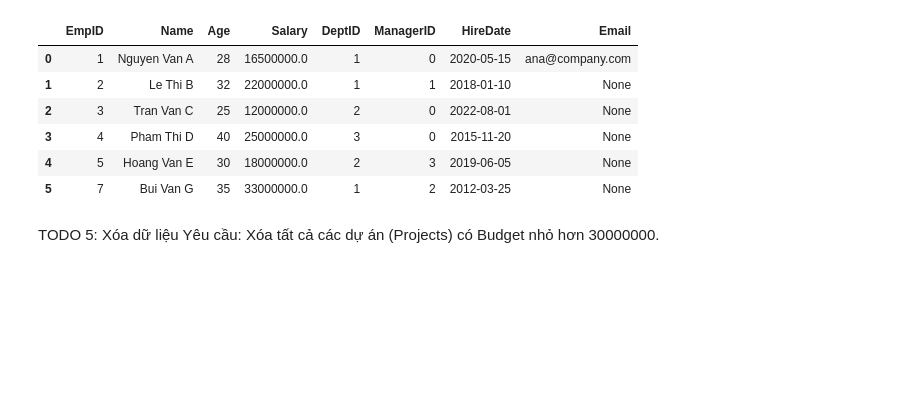
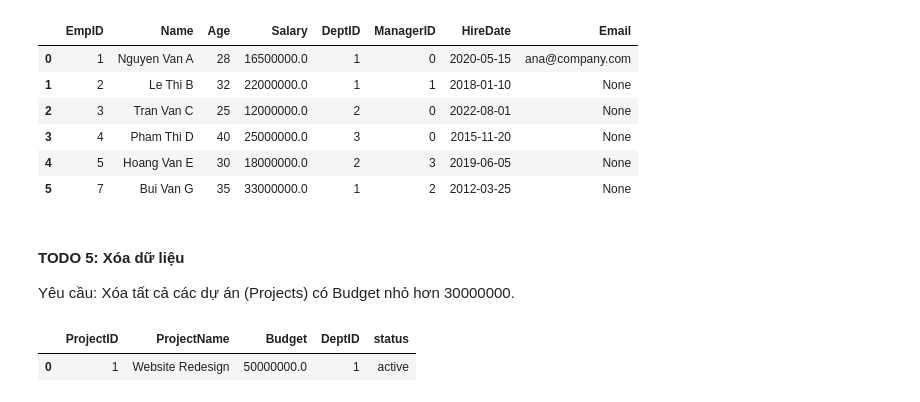
Before and after one commit to lenhattung/DataScienceTools, a Jupyter notebook: Lab-03-SQL/Lab03-SQL.ipynb, the cells around one changed output. Drawn from its saved outputs; the diff is of its cells as text; code cells hidden in the pictures; blank space fills up the shorter version.

```diff
--- a/Lab-03-SQL/Lab03-SQL.ipynb
+++ b/Lab-03-SQL/Lab03-SQL.ipynb
@@ -240,5 +240,17 @@ run_sql("SELECT * FROM Employees;")
 | 4 | 5 | Hoang Van E | 30 | 18000000.0 | 2 | 3 | 2019-06-05 | None |
 | 5 | 7 | Bui Van G | 35 | 33000000.0 | 1 | 2 | 2012-03-25 | None |
 # %% [markdown]
-TODO 5: Xóa dữ liệu
+#### TODO 5: Xóa dữ liệu
 Yêu cầu: Xóa tất cả các dự án (Projects) có Budget nhỏ hơn 30000000.
+# %%
+cursor.execute("""
+DELETE FROM Projects
+WHERE Budget < 30000000;
+""")
+
+conn.commit()
+
+run_sql("SELECT * FROM Projects;")
+# %% [output]
+|  | ProjectID | ProjectName | Budget | DeptID | status |
+| 0 | 1 | Website Redesign | 50000000.0 | 1 | active |
```
Also changed, not shown: parts of 8 cells of this notebook, 1 other file.
